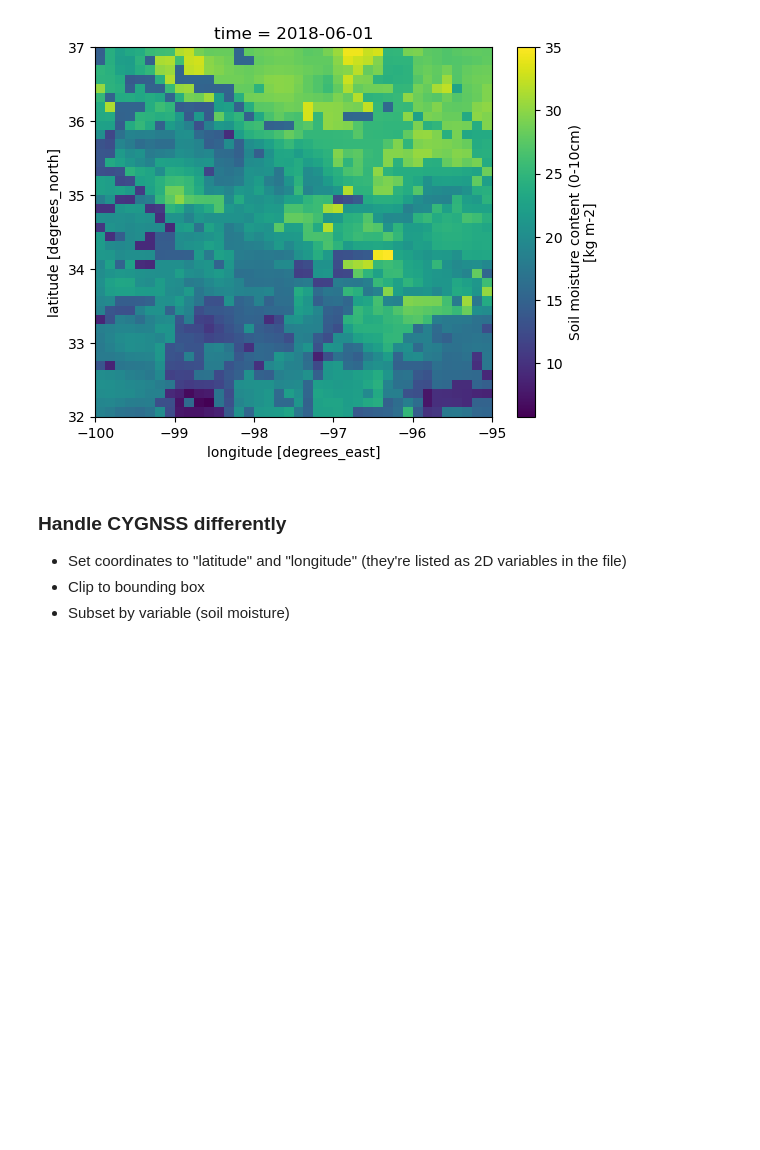
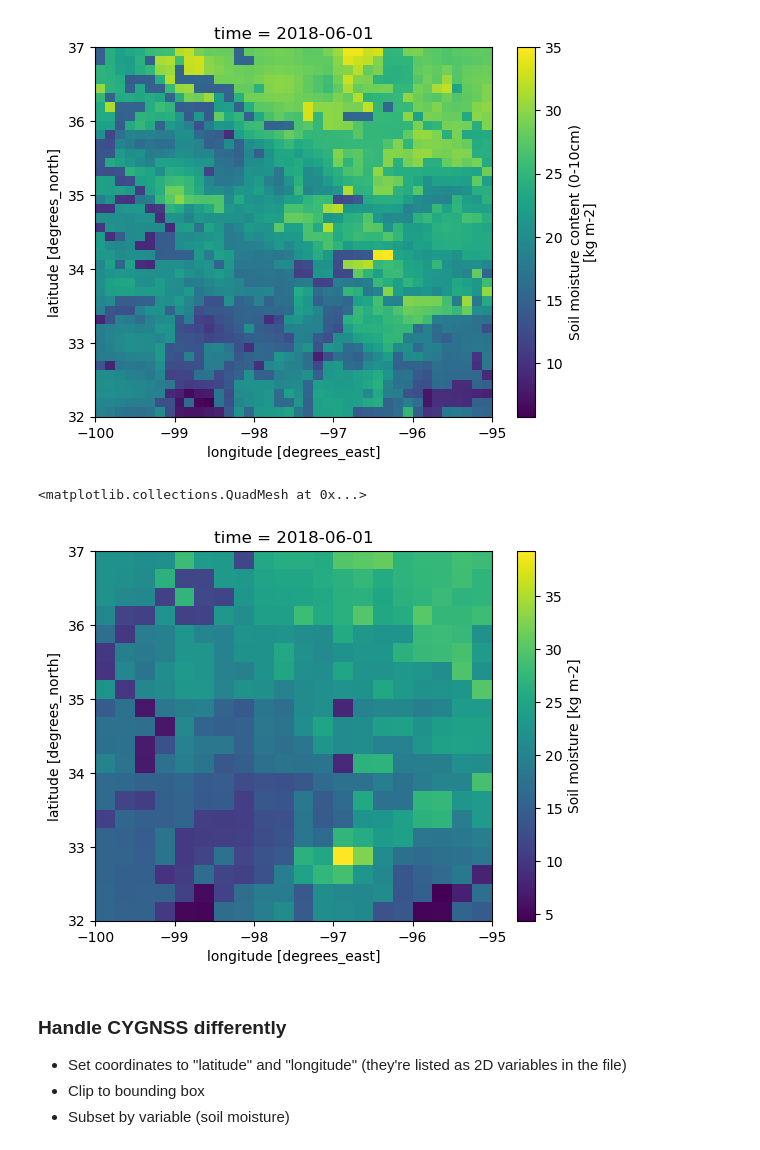
Before and after one commit to alexishunzinger/gesdisc-use-cases, a Jupyter notebook: mocko-ldas-comparison/ldas-comparison.ipynb, the cells around one changed output. Drawn from its saved outputs; the diff is of its cells as text; code cells hidden in the pictures; blank space fills up the shorter version.

```diff
--- a/mocko-ldas-comparison/ldas-comparison.ipynb
+++ b/mocko-ldas-comparison/ldas-comparison.ipynb
@@ -275,6 +274,11 @@ nldas_sm[0,:,:].plot()
 # %% [output]
 <matplotlib.collections.QuadMesh at 0x...>
 [figure]
+# %%
+gldas_sm[0,:,:].plot()
+# %% [output]
+<matplotlib.collections.QuadMesh at 0x...>
+[figure, added]
 # %% [markdown]
 ### Handle CYGNSS differently
 
```
Also changed, not shown: parts of 13 cells of this notebook.
